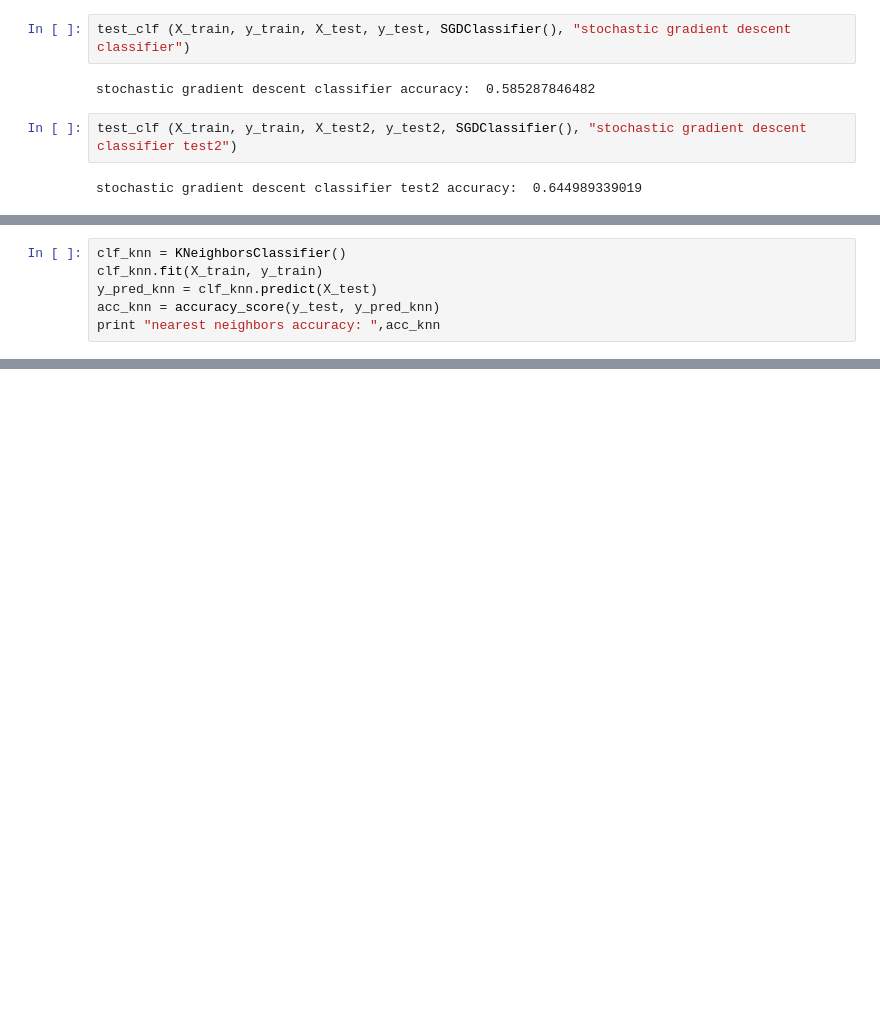
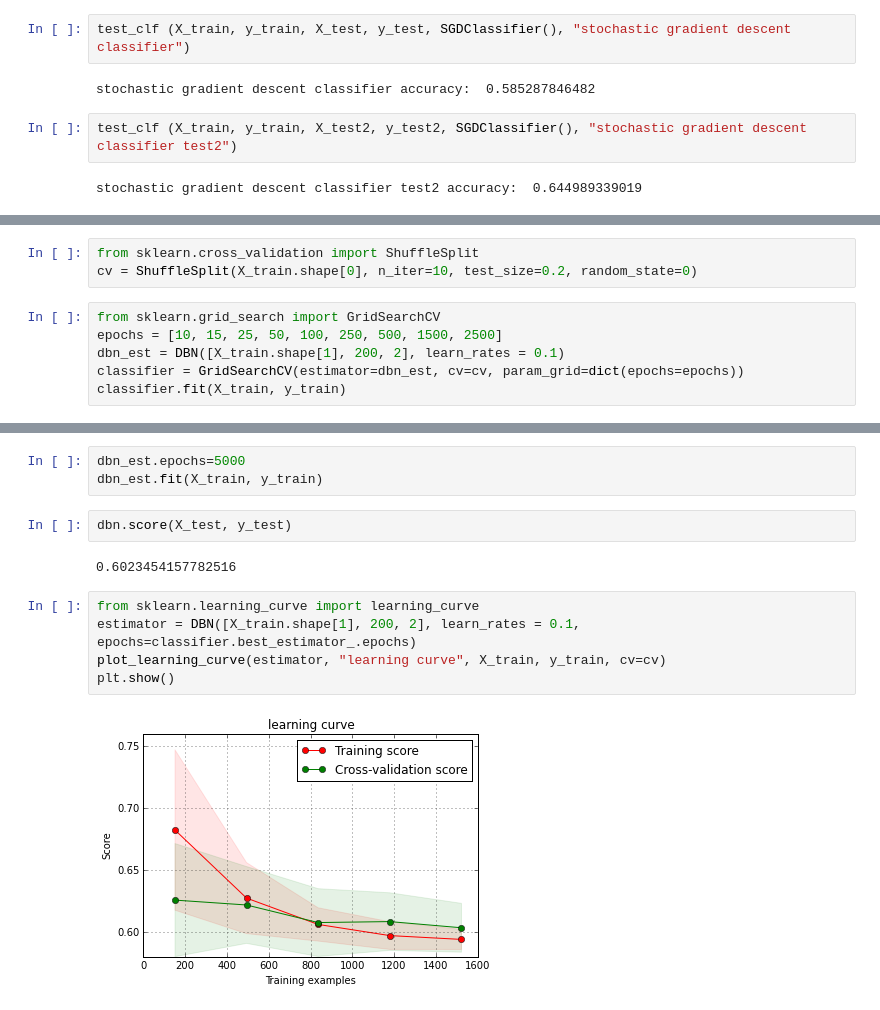
Before and after one commit to kostarion/summer_practics-dbn, a Jupyter notebook: Problem.ipynb, the cells around one changed output, grey strips where cells are left out. Cells and saved outputs as stored; diff of their text form; blank space fills up the shorter version.

```diff
--- a/Problem.ipynb
+++ b/Problem.ipynb
@@ -340,6 +389,0 @@ SVM accuracy:  0.56289978678    1.0
-# %%
-clf_knn = KNeighborsClassifier()
-clf_knn.fit(X_train, y_train)
-y_pred_knn = clf_knn.predict(X_test)
-acc_knn = accuracy_score(y_test, y_pred_knn)
-print "nearest neighbors accuracy: ",acc_knn
@@ -347,0 +390,9 @@ nearest neighbors accuracy:  0.775053304904
+# %%
+from sklearn.cross_validation import ShuffleSplit
+cv = ShuffleSplit(X_train.shape[0], n_iter=10, test_size=0.2, random_state=0)
+# %%
+from sklearn.grid_search import GridSearchCV
+epochs = [10, 15, 25, 50, 100, 250, 500, 1500, 2500]
+dbn_est = DBN([X_train.shape[1], 200, 2], learn_rates = 0.1)
+classifier = GridSearchCV(estimator=dbn_est, cv=cv, param_grid=dict(epochs=epochs))
+classifier.fit(X_train, y_train)
@@ -347,0 +424,14 @@ nearest neighbors accuracy:  0.775053304904
+# %%
+dbn_est.epochs=5000
+dbn_est.fit(X_train, y_train)
+# %%
+dbn.score(X_test, y_test)
+# %% [output]
+0.6023454157782516
+# %%
+from sklearn.learning_curve import learning_curve
+estimator = DBN([X_train.shape[1], 200, 2], learn_rates = 0.1, epochs=classifier.best_estimator_.epochs)
+plot_learning_curve(estimator, "learning curve", X_train, y_train, cv=cv)
+plt.show()
+# %% [output]
+[figure, added]
```
Also changed, not shown: parts of 49 cells of this notebook.
